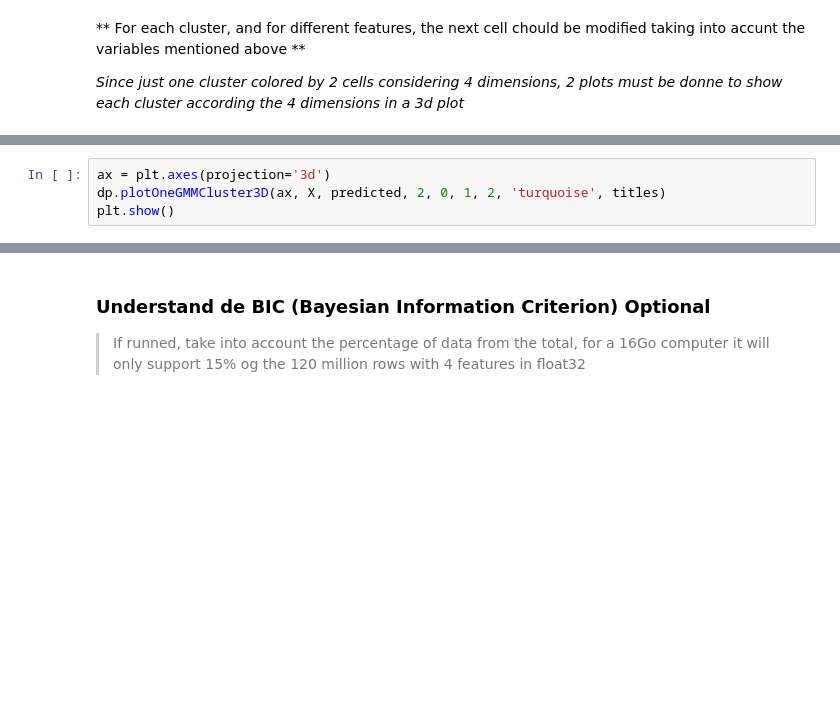
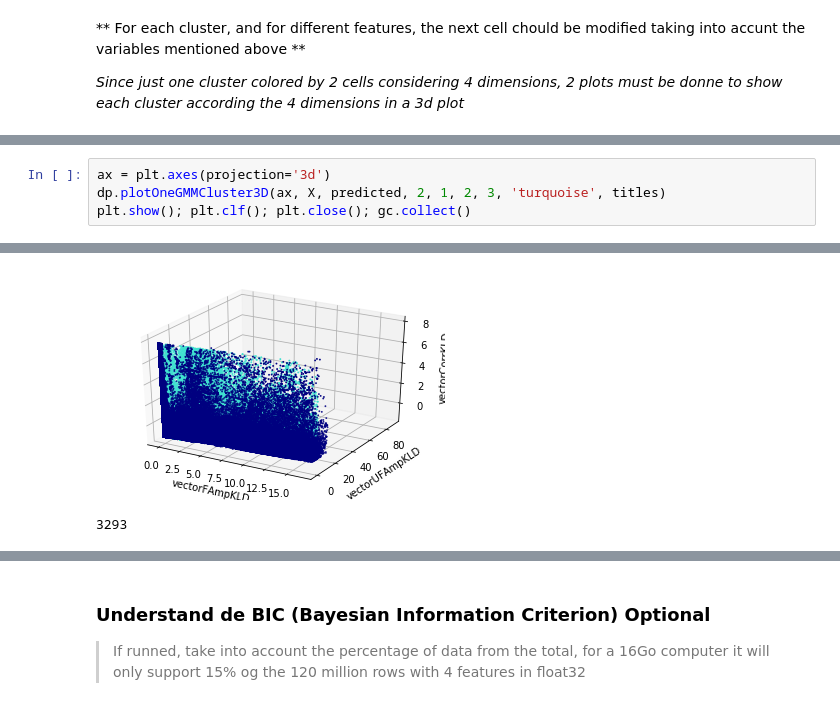
Before and after one commit to valeporti/stg_ete, a Jupyter notebook: all_in_one.ipynb, the cells around one changed output, grey strips where cells are left out. Cells and saved outputs as stored; diff of their text form; blank space fills up the shorter version.

```diff
--- a/all_in_one.ipynb
+++ b/all_in_one.ipynb
@@ -169,5 +217,5 @@ predicted = gmm_to_print.predict(X)
 # %%
 ax = plt.axes(projection='3d')
-dp.plotOneGMMCluster3D(ax, X, predicted, 2, 0, 1, 2, 'turquoise', titles)
-plt.show()
+dp.plotOneGMMCluster3D(ax, X, predicted, 2, 1, 2, 3, 'turquoise', titles)
+plt.show(); plt.clf(); plt.close(); gc.collect()
 # %% [output]
@@ -175,0 +222,2 @@ plt.show()
+[figure, added]
+3293
```
Also changed, not shown: parts of 27 cells of this notebook, 5 other files.
